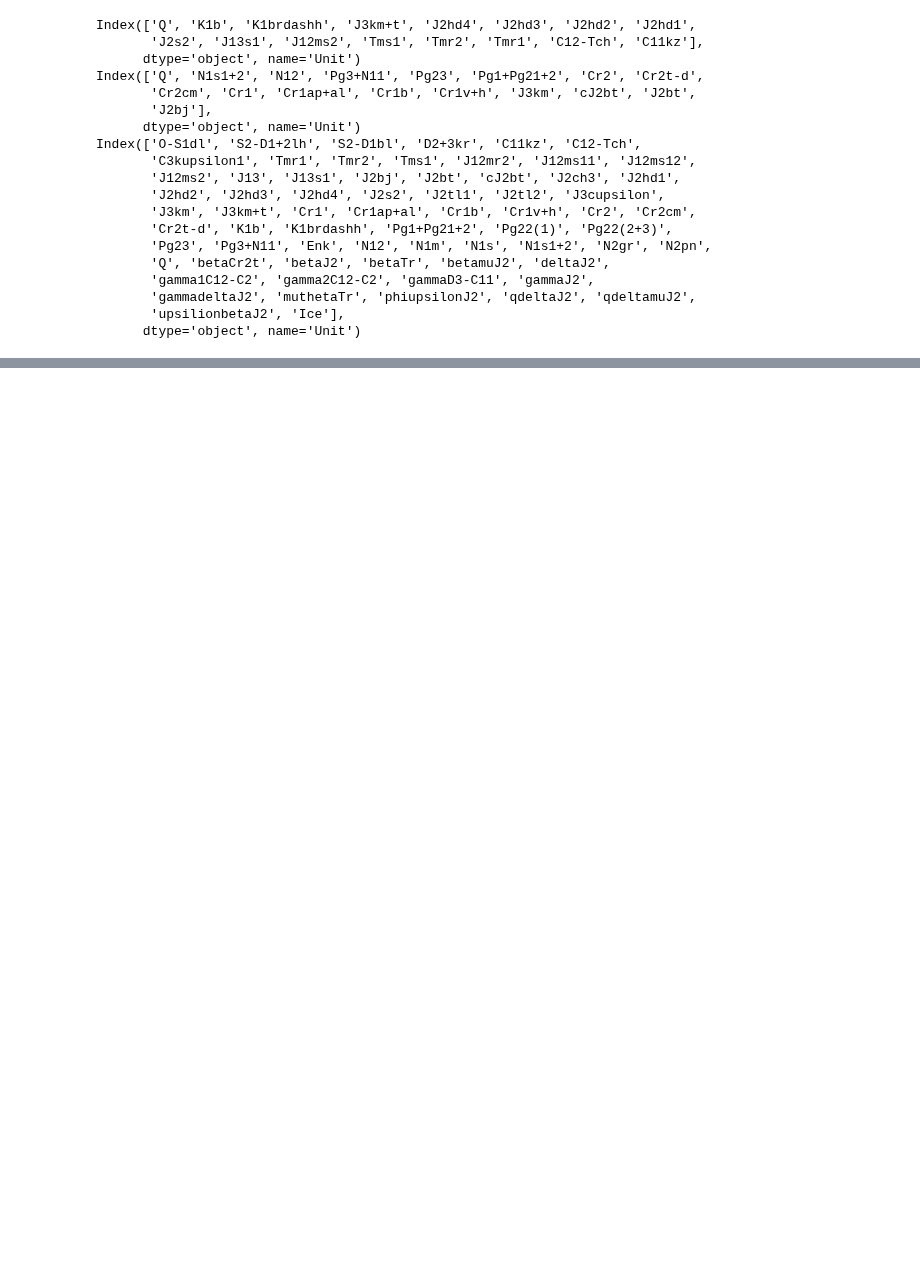
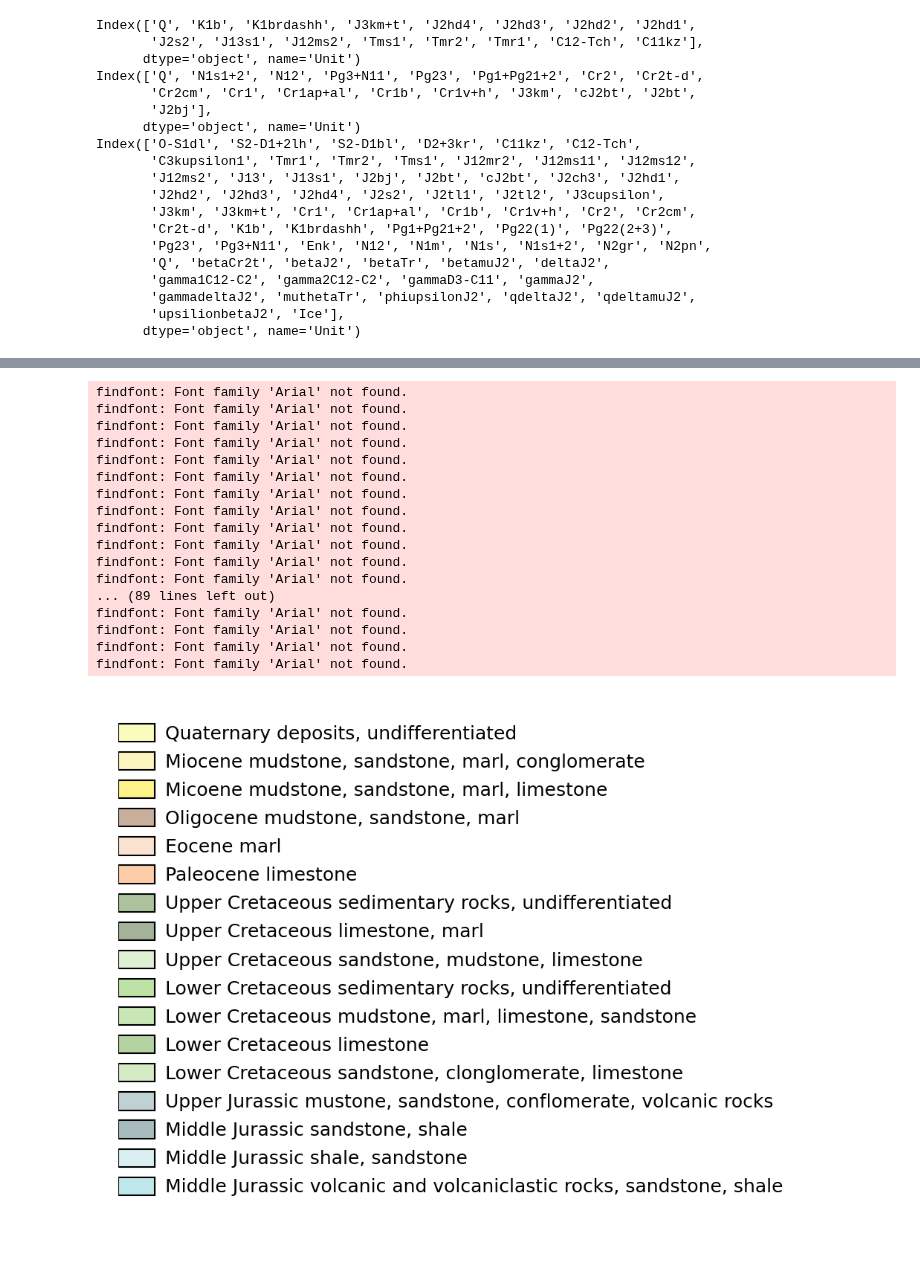
Before and after one commit to dyvasey/dataset-caucasus-gchem-2023, a Jupyter notebook: maps/map_processing/legends.ipynb, the cells around one changed output, grey strips where cells are left out. Saved outputs shown, nothing was run; the diff lists cells and outputs as text; code cells hidden in the pictures; blank space fills up the shorter version.

```diff
--- a/maps/map_processing/legends.ipynb
+++ b/maps/map_processing/legends.ipynb
@@ -79,0 +85,45 @@ ax.axis('off')
+# %%
+# Plot
+plot_height = 3
+
+fig,ax = plt.subplots(1,dpi=300,figsize=(3,plot_height))
+axes_height = 1
+spacing = 0.02
+box_height = 0.035
+
+for k,unit in enumerate(entries_200k.index):
+    position = (0,axes_height - (k+1)*(box_height+spacing))
+    transparent_color = to_rgba(color_info.loc[unit,'Color'], alpha=0.5)
+
+    rect = patches.Rectangle(position, box_height*2, box_height, edgecolor='black',
+                             facecolor=transparent_color,linewidth=0.5)
+
+    ax.add_patch(rect)
+
+    text_x = position[0]+box_height*2+spacing
+    text_y = position[1]+0.005
+    text = entries_200k.loc[unit,'Description']
+
+    ax.text(text_x,text_y,text,fontsize=6,fontname='Arial')
+
+ax.axis('off')
+fig.savefig('legend_200k.pdf')
+# %% [output]
+findfont: Font family 'Arial' not found.
+findfont: Font family 'Arial' not found.
+findfont: Font family 'Arial' not found.
+findfont: Font family 'Arial' not found.
+findfont: Font family 'Arial' not found.
+findfont: Font family 'Arial' not found.
+findfont: Font family 'Arial' not found.
+findfont: Font family 'Arial' not found.
+findfont: Font family 'Arial' not found.
+findfont: Font family 'Arial' not found.
+findfont: Font family 'Arial' not found.
+findfont: Font family 'Arial' not found.
+... (89 lines left out)
+findfont: Font family 'Arial' not found.
+findfont: Font family 'Arial' not found.
+findfont: Font family 'Arial' not found.
+findfont: Font family 'Arial' not found.
+[figure, added]
```
Also changed, not shown: parts of 2 cells of this notebook, 2 other files.
